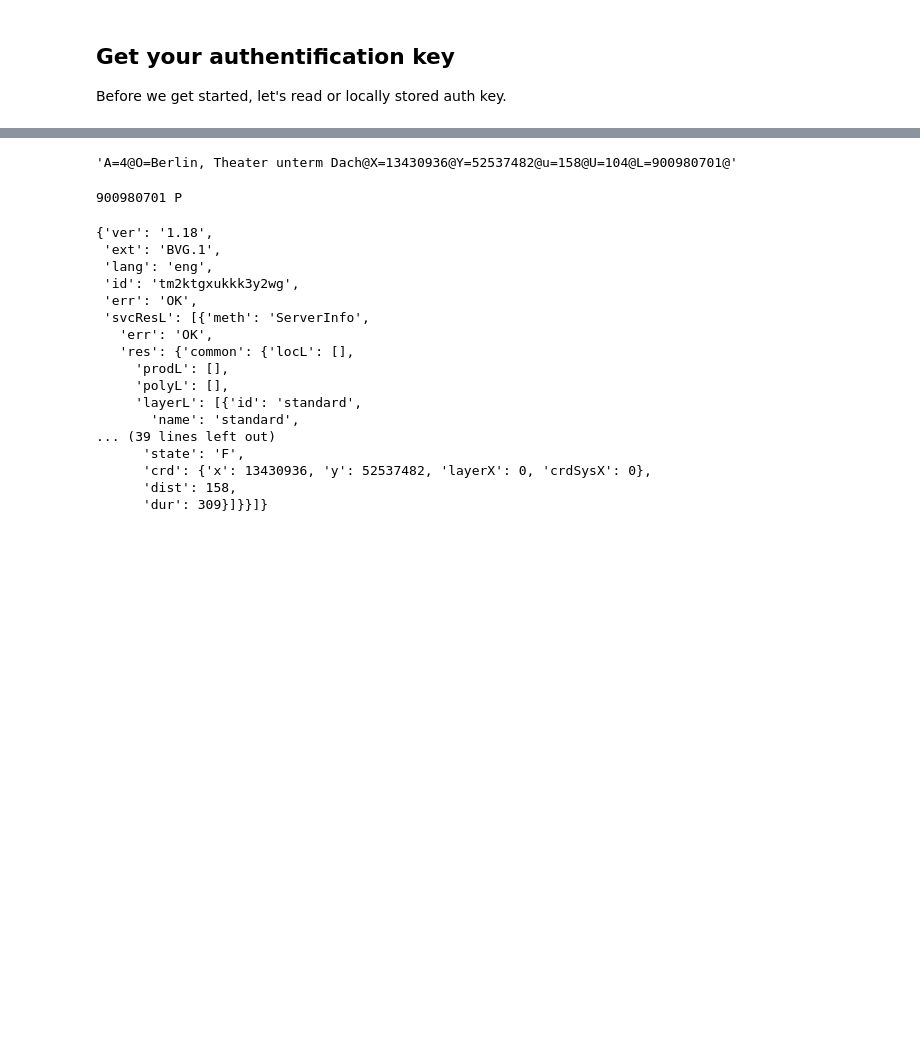
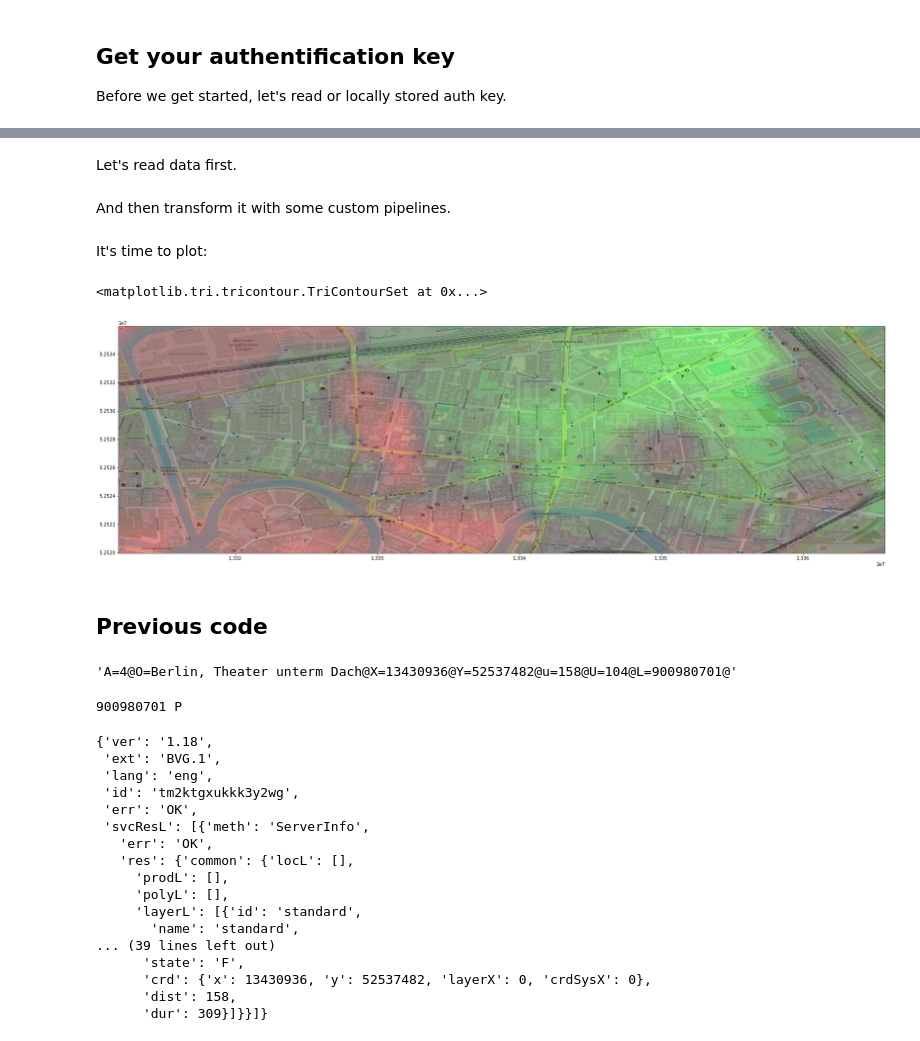
Before and after one commit to EricKolibacz/Oeffikator, a Jupyter notebook: Oeffikator.ipynb, the cells around one changed output, grey strips where cells are left out. Cells and saved outputs as stored; diff of their text form; code cells hidden in the pictures; blank space fills up the shorter version.

```diff
--- a/Oeffikator.ipynb
+++ b/Oeffikator.ipynb
@@ -9,3 +97,30 @@ with open("AUTHKEY.txt") as keyfile:
+# %% [markdown]
+Let's read data first.
+# %%
+import pandas as pd
+df = pd.read_csv("results/results4.txt", sep=",", names=["X","Y","Time"], index_col = 2, na_values="None", dtype = {"X": np.int32, "Y": np.int32, "Time":str})
+# %% [markdown]
+And then transform it with some custom pipelines.
+# %%
+time_transformer = TimeTransformer()
+dfn = time_transformer.transform(df)
+# %% [markdown]
+It's time to plot:
+# %%
+bounding_box = (min(dfn["X"]), max(dfn["X"]), min(dfn["Y"]), max(dfn["Y"]))
+levels = np.linspace(np.min(df["Time"]), np.max(dfn["Time"]), 16)
+map = plt.imread('maps/map2.png')
+fig, ax = plt.subplots(figsize = (30,30))
+
+ax.imshow(map, extent = bounding_box, aspect= 'equal')
+ax.set_xlim(bounding_box[0]-0.002,bounding_box[1]+0.002)
+ax.set_ylim(bounding_box[2]-0.002,bounding_box[3]+0.002)
+ax.tricontourf(dfn["X"], dfn["Y"], dfn["Time"], levels=levels, alpha= 0.4, cmap = CMAP, antialiased=True)
+# %% [output]
+<matplotlib.tri.tricontour.TriContourSet at 0x...>
+[figure, added]
+# %% [markdown]
+## Previous code
 # %%
 import json
 import requests
```
Also changed, not shown: parts of 8 cells of this notebook, 2 other files.
